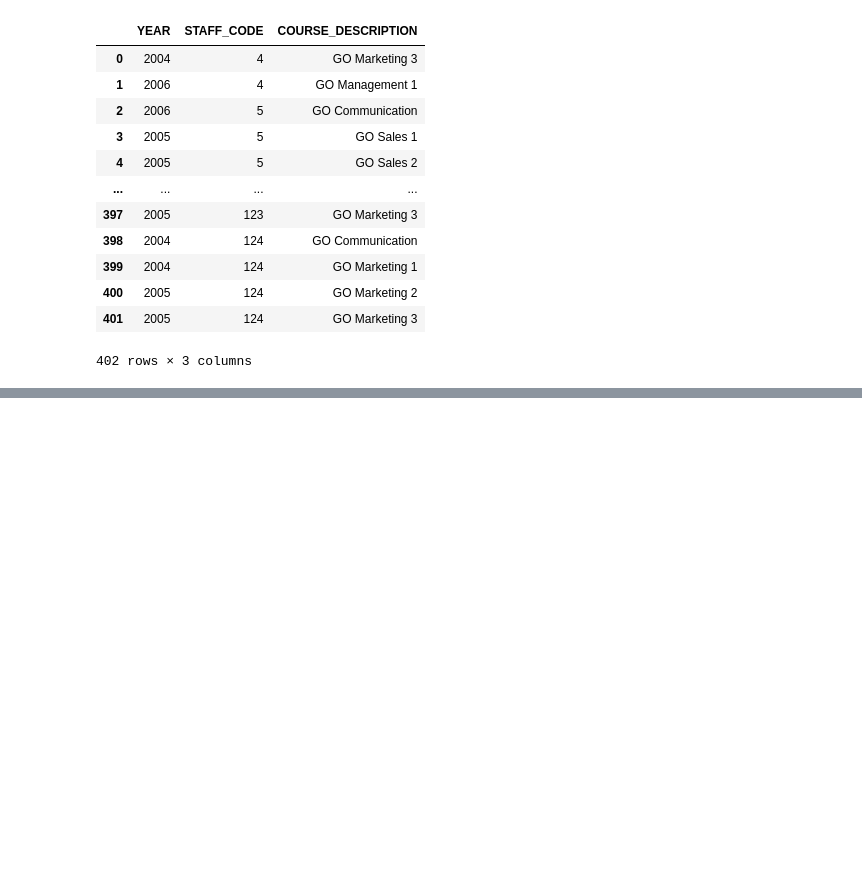
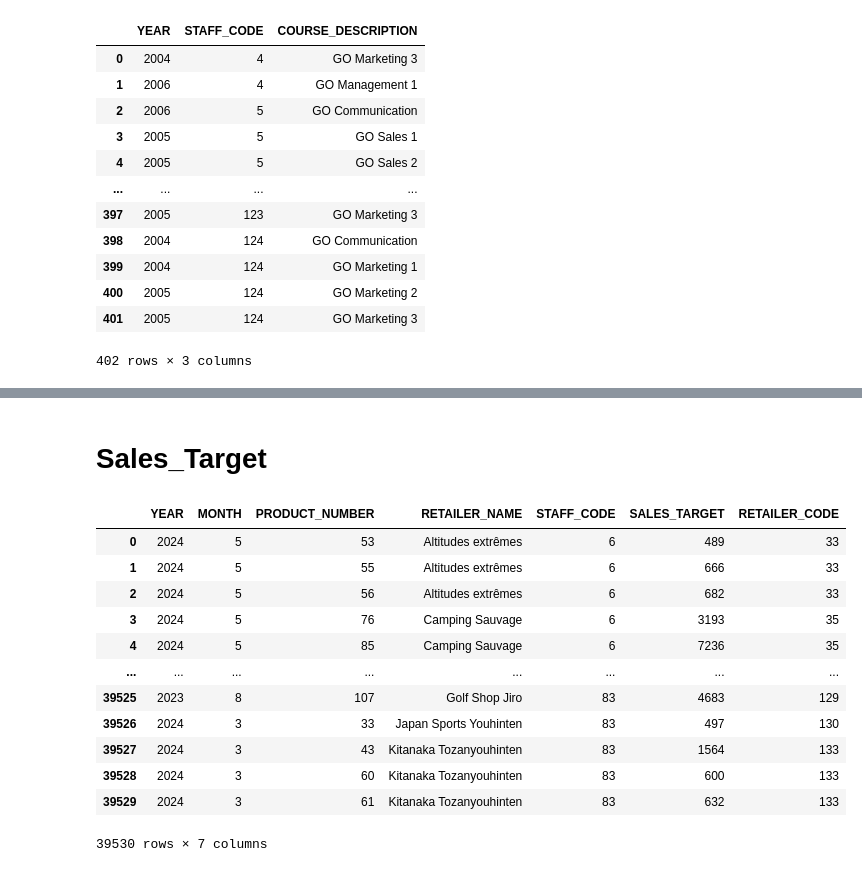
Before and after one commit to SebEmmen/GreatOutdoors, a Jupyter notebook: Warehouse.ipynb, the cells around one changed output, grey strips where cells are left out. Saved outputs shown, nothing was run; the diff lists cells and outputs as text; code cells hidden in the pictures; blank space fills up the shorter version.

```diff
--- a/Warehouse.ipynb
+++ b/Warehouse.ipynb
@@ -1577,0 +1940,36 @@ finally:
+# %% [markdown]
+# Sales_Target
+# %%
+df_sales_target = pd.read_sql_query("SELECT * FROM Sales_Target", sdm_conn)
+
+df_sales_target = df_sales_target.rename(columns={
+    'SALES_YEAR': 'YEAR',
+    'SALES_PERIOD': 'MONTH',
+    'SALES_STAFF_CODE': 'STAFF_CODE'
+})
+
+df_sales_target = df_sales_target[[
+    'YEAR',
+    'MONTH',
+    'PRODUCT_NUMBER',
+    'RETAILER_NAME',
+    'STAFF_CODE',
+    'SALES_TARGET',
+    'RETAILER_CODE'
+]]
+
+df_sales_target
+# %% [output]
+|  | YEAR | MONTH | PRODUCT_NUMBER | RETAILER_NAME | STAFF_CODE | SALES_TARGET | RETAILER_CODE |
+| 0 | 2024 | 5 | 53 | Altitudes extrêmes | 6 | 489 | 33 |
+| 1 | 2024 | 5 | 55 | Altitudes extrêmes | 6 | 666 | 33 |
+| 2 | 2024 | 5 | 56 | Altitudes extrêmes | 6 | 682 | 33 |
+| 3 | 2024 | 5 | 76 | Camping Sauvage | 6 | 3193 | 35 |
+| 4 | 2024 | 5 | 85 | Camping Sauvage | 6 | 7236 | 35 |
+| ... | ... | ... | ... | ... | ... | ... | ... |
+| 39525 | 2023 | 8 | 107 | Golf Shop Jiro | 83 | 4683 | 129 |
+| 39526 | 2024 | 3 | 33 | Japan Sports Youhinten | 83 | 497 | 130 |
+| 39527 | 2024 | 3 | 43 | Kitanaka Tozanyouhinten | 83 | 1564 | 133 |
+| 39528 | 2024 | 3 | 60 | Kitanaka Tozanyouhinten | 83 | 600 | 133 |
+| 39529 | 2024 | 3 | 61 | Kitanaka Tozanyouhinten | 83 | 632 | 133 |
+39530 rows × 7 columns
```
Also changed, not shown: parts of 22 cells of this notebook, 4 other files.
